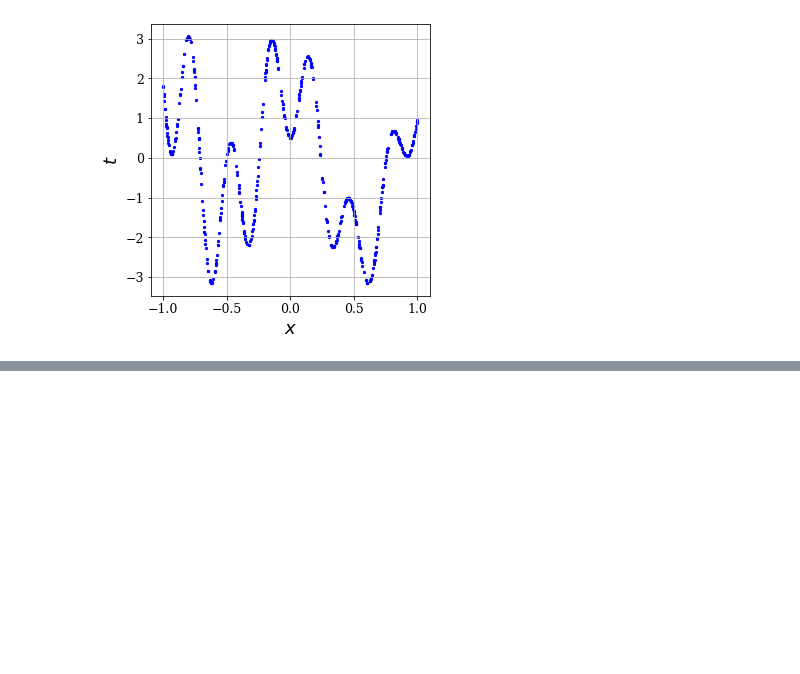
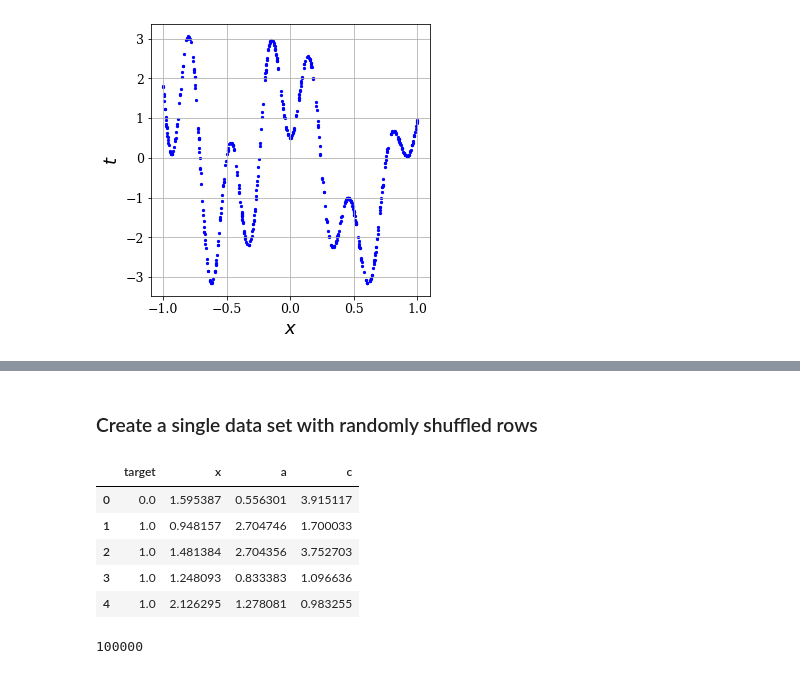
Before and after one commit to hbprosper/mlpracticum, a Jupyter notebook: 00_generate_data.ipynb, the cells around one changed output, grey strips where cells are left out. Drawn from its saved outputs; the diff is of its cells as text; code cells hidden in the pictures; blank space fills up the shorter version.

```diff
--- a/00_generate_data.ipynb
+++ b/00_generate_data.ipynb
@@ -193,0 +288,19 @@ plot_1d(x[:M], t[:M])
+# %% [markdown]
+### Create a single data set with randomly shuffled rows
+# %%
+# frac=1 => all rows
+# reset_index(drop=True) => drop original indices and create new ones
+df = df.sample(frac=1).reset_index(drop=True)
+jb.dump(df, 'data_03.db')
+df[:5]
+# %% [output]
+|  | target | x | a | c |
+| 0 | 0.0 | 1.595387 | 0.556301 | 3.915117 |
+| 1 | 1.0 | 0.948157 | 2.704746 | 1.700033 |
+| 2 | 1.0 | 1.481384 | 2.704356 | 3.752703 |
+| 3 | 1.0 | 1.248093 | 0.833383 | 1.096636 |
+| 4 | 1.0 | 2.126295 | 1.278081 | 0.983255 |
+# %%
+len(df)
+# %% [output]
+100000
```
Also changed, not shown: parts of 7 cells of this notebook, 2 other files.
